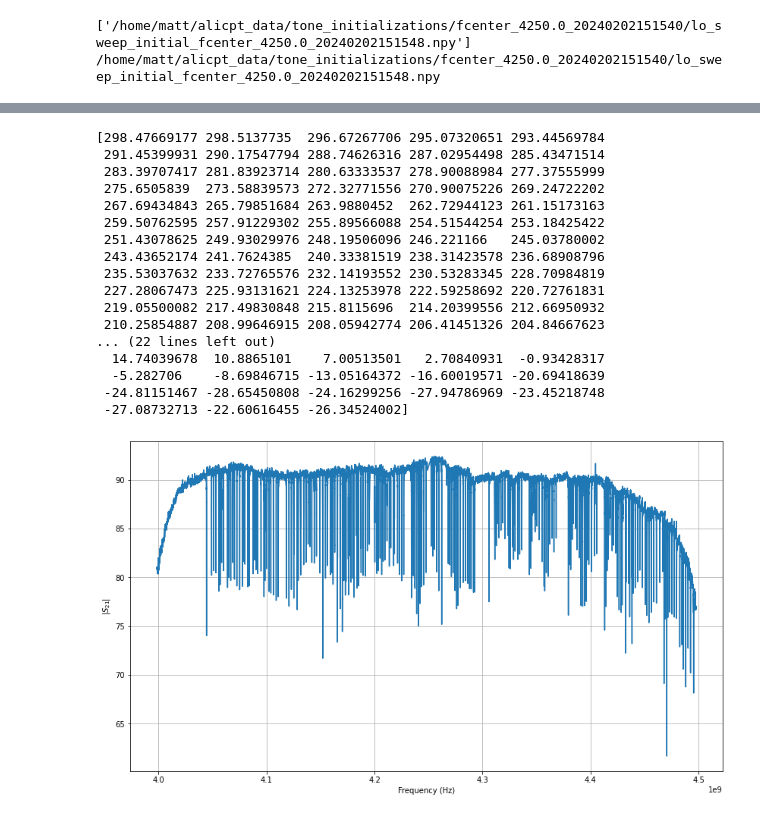
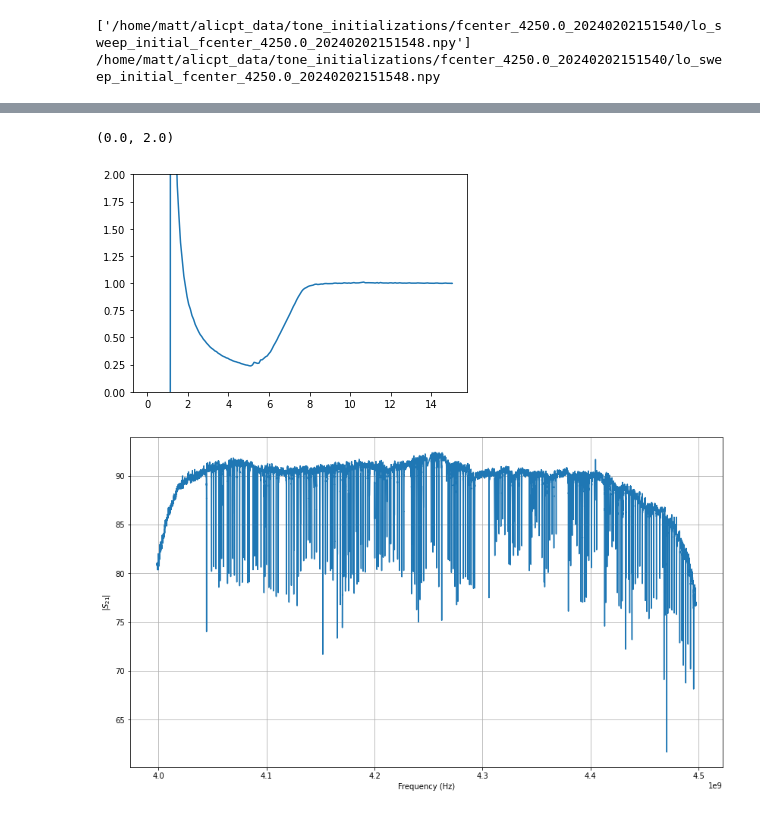
Before and after one commit to withersm/readout, a Jupyter notebook: host/iv_curve_analysis_testing.ipynb, the cells around one changed output, grey strips where cells are left out. Saved outputs shown, nothing was run; the diff lists cells and outputs as text; code cells hidden in the pictures.

```diff
--- a/host/iv_curve_analysis_testing.ipynb
+++ b/host/iv_curve_analysis_testing.ipynb
@@ -296,23 +319,13 @@ Delay Region Stop (GHz):  4.03
 # %%
-print(result['Ites'][30])
+channel = 30
+
+plt.plot(result['Ibias'],result['bps'][channel])
+plt.ylim([0,2])
+
+#print(result['Ites'])
 # %% [output]
-[298.47669177 298.5137735  296.67267706 295.07320651 293.44569784
- 291.45399931 290.17547794 288.74626316 287.02954498 285.43471514
- 283.39707417 281.83923714 280.63333537 278.90088984 277.37555999
- 275.6505839  273.58839573 272.32771556 270.90075226 269.24722202
- 267.69434843 265.79851684 263.9880452  262.72944123 261.15173163
- 259.50762595 257.91229302 255.89566088 254.51544254 253.18425422
- 251.43078625 249.93029976 248.19506096 246.221166   245.03780002
- 243.43652174 241.7624385  240.33381519 238.31423578 236.68908796
- 235.53037632 233.72765576 232.14193552 230.53283345 228.70984819
- 227.28067473 225.93131621 224.13253978 222.59258692 220.72761831
- 219.05500082 217.49830848 215.8115696  214.20399556 212.66950932
- 210.25854887 208.99646915 208.05942774 206.41451326 204.84667623
-... (22 lines left out)
-  14.74039678  10.8865101    7.00513501   2.70840931  -0.93428317
-  -5.282706    -8.69846715 -13.05164372 -16.60019571 -20.69418639
- -24.81151467 -28.65450808 -24.16299256 -27.94786969 -23.45218748
- -27.08732713 -22.60616455 -26.34524002]
+(0.0, 2.0)
+[figure, added]
 # %%
 init_path = '/home/matt/alicpt_data/tone_initializations/fcenter_4250.0_20240202151540/'
 tspath = '/home/matt/alicpt_data/time_streams/'
```
Also changed, not shown: parts of 3 cells of this notebook, 6 other files.
